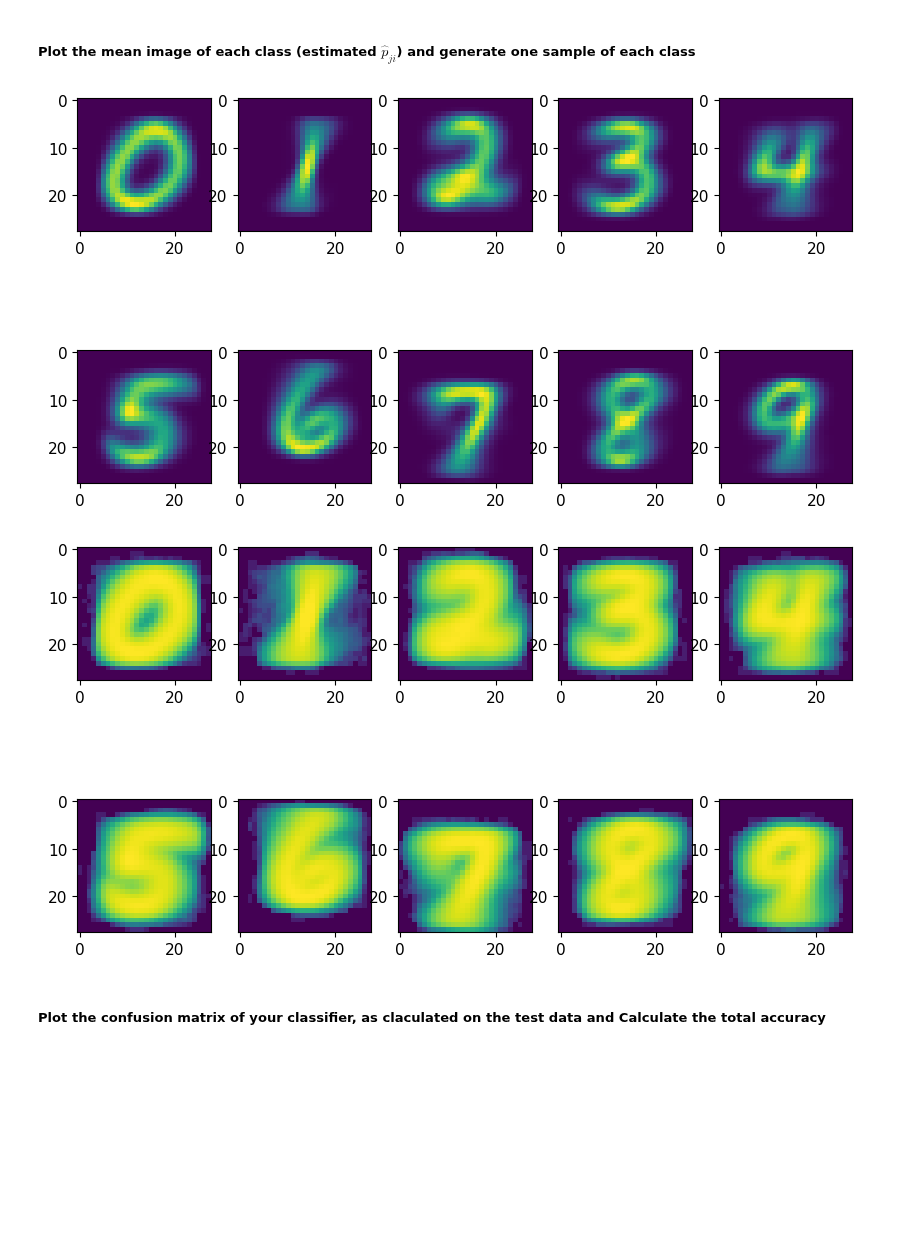
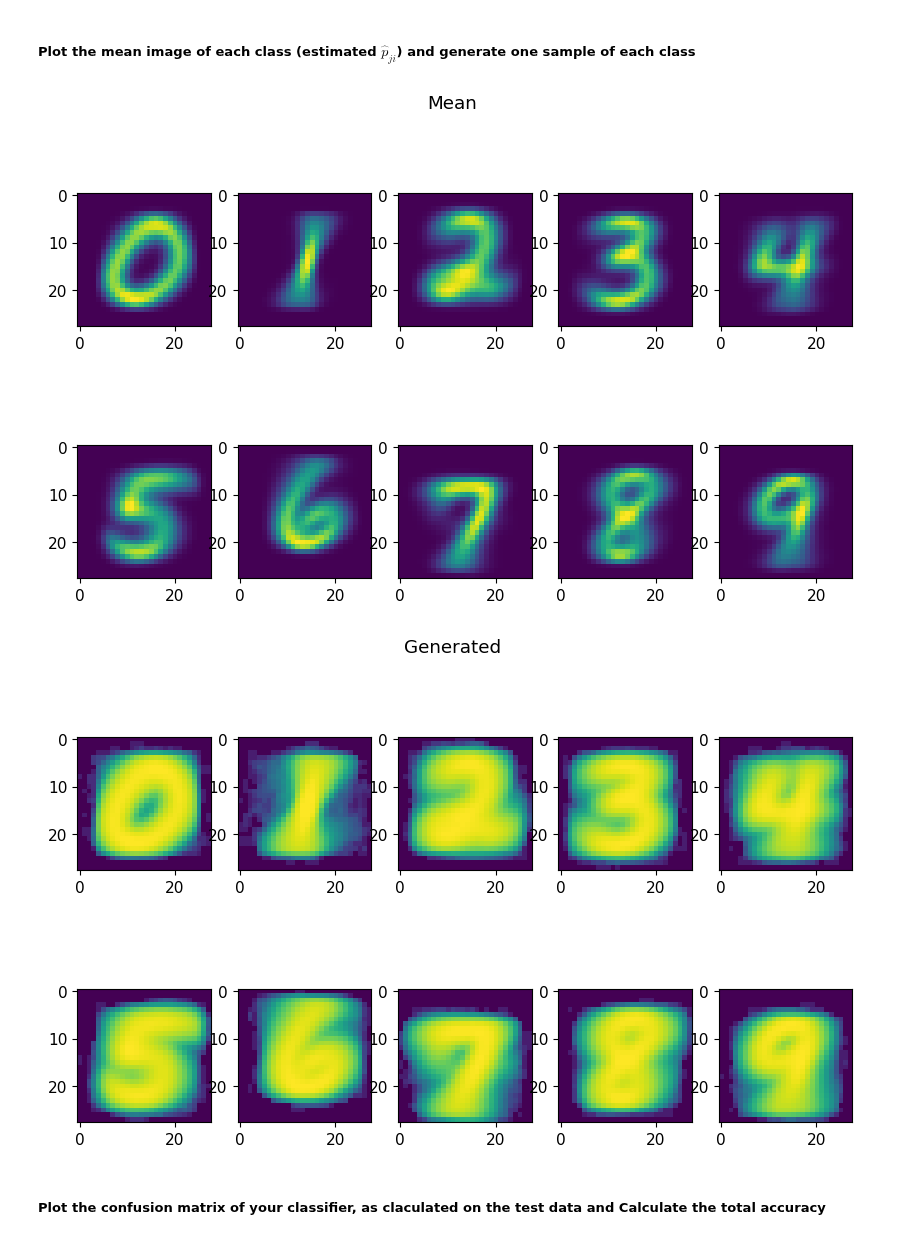
Before and after one commit to tryko/y_data_Itay_asaf_, a Jupyter notebook: Supervised_Learning/week_4/NB_exercise_Itay.ipynb, the cells around one changed output. Cells and saved outputs as stored; diff of their text form; code cells hidden in the pictures; blank space fills up the shorter version.

Commit message:
created images

```diff
--- a/Supervised_Learning/week_4/NB_exercise_Itay.ipynb
+++ b/Supervised_Learning/week_4/NB_exercise_Itay.ipynb
@@ -159,17 +159,16 @@ y_pred = clf.predict(X_test)
 # %%
 fig, axs = plt.subplots(2,5, figsize=(10,6))
 axs = axs.flatten()
 for i in range(10):
-
     vec_mean = np.array(X[y == str(i)]).mean(axis=0)
-
     img = vec_mean.reshape((28, 28))
     axs[i].imshow(img)
 
 # show plot
+plt.suptitle('Mean')
 plt.show()
 # %% [output]
-[figure, old version]
+[figure, new version]
 # %%
 fig, axs = plt.subplots(2,5, figsize=(10,6))
 axs = axs.flatten()
@@ -178,10 +177,12 @@ for i in range(10):
     img = vec_mean.reshape((28, 28))
     axs[i].imshow(img)
 
+
 # show plot
+plt.suptitle('Generated')
 plt.show()
 # %% [output]
-[figure, old version]
+[figure, new version]
 # %% [markdown]
 ##### Plot the confusion matrix of your classifier, as claculated on the test data and Calculate the total accuracy
 # %%
```
